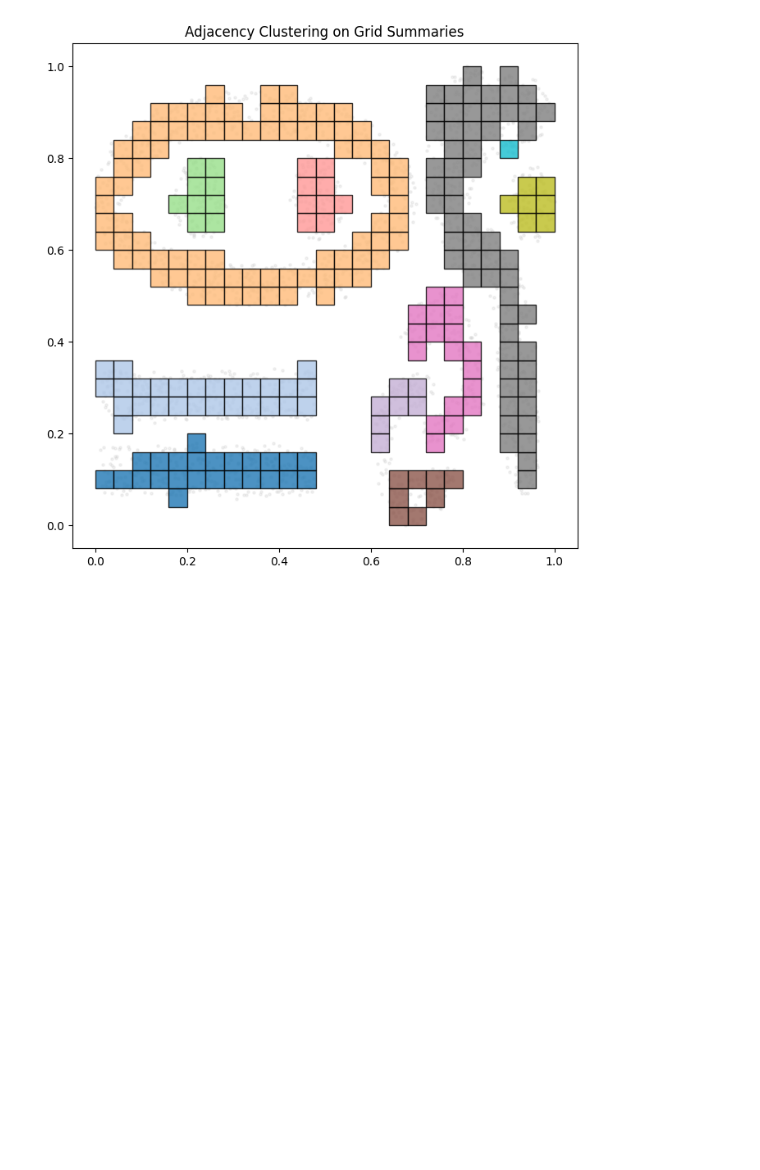
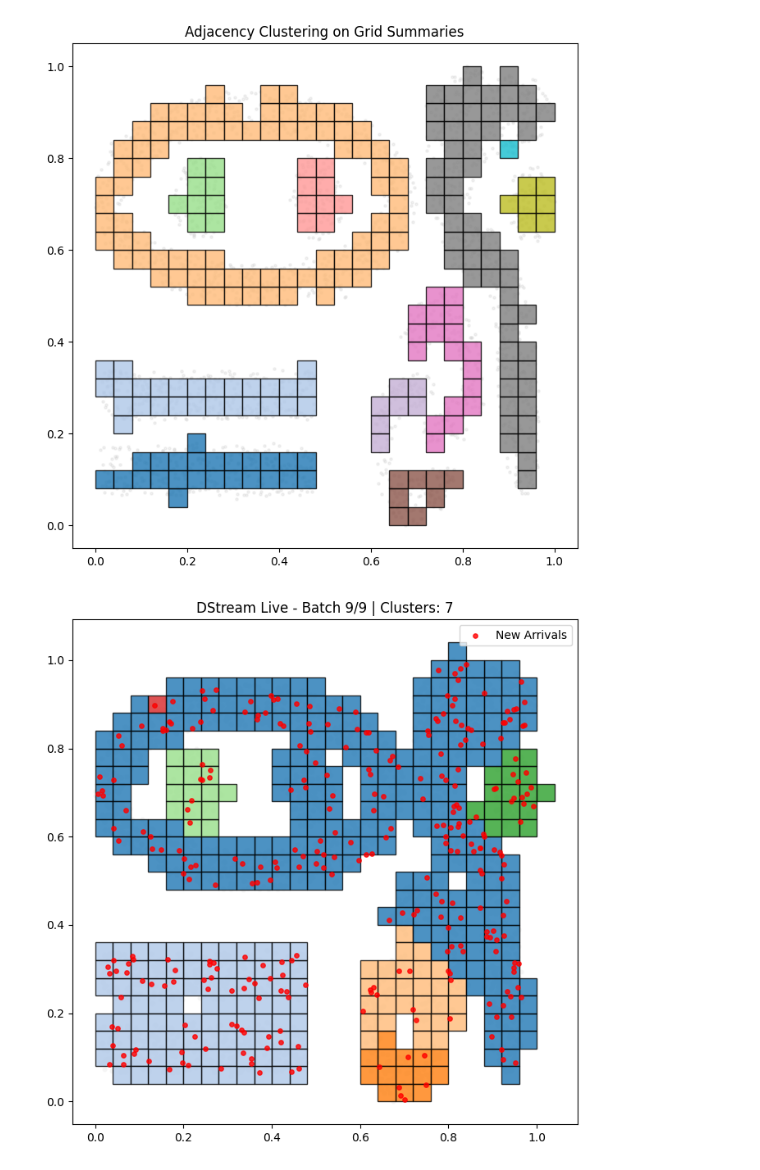
Before and after one commit to justfeelix/dstream-hajuj, a Jupyter notebook: playground.ipynb, the cells around one changed output. Cells and saved outputs as stored; diff of their text form; code cells hidden in the pictures; blank space fills up the shorter version.

Commit message:
experimenting with DSTream in playground notebook and visualize how the algorithm works

```diff
--- a/playground.ipynb
+++ b/playground.ipynb
@@ -331,7 +331,7 @@ status = np.array(["dense" if c >= density_threshold else "noise" for c in count
 # The distance between two adjacent cell centers is exactly 'grid_size'.
 # The adjacency.py script connects points if distance <= sim_thresh[i] + sim_thresh[j]
 # So we set the individual threshold to slightly more than half the grid size
-sim_thresh = (grid_size / 2) * 1.1
+sim_thresh = (grid_size / 2) * 1.3
 
 
 labels = adjacency_clustering(
@@ -405,3 +405,79 @@ Algorithm found 11 distinct clusters!
 
 # 3. The DStream Offline Phase (Adjacency):
 # This part is usually a traditional clustering algorithm. when clusters are requried, DStream pauses, looks at all the currently "Dense" grid cells, and does exactly what we did earlier and connect adjacent dense cells to form a cluster and arbitrary shapes
+# %%
+import numpy as np
+import matplotlib.pyplot as plt
+from matplotlib.patches import Rectangle
+from IPython.display import clear_output
+import time
+from baseframework import datahandler
+from src.dstream import DStream
+
+# 1. Load Data
+X, _ = datahandler.load_data("complex9")
+
+# 2. Initialize DStream
+# We use a threshold of 1.5. A cell needs 2 points quickly to become dense.
+grid_sz = 0.04
+dstream = DStream(grid_size=grid_sz, decay_factor=0.99, dense_threshold=1.0001, sparse_threshold=0.65)
+
+batch_size = 320
+num_batches = len(X) // batch_size
+
+# Create a fixed colormap so cluster colors stay somewhat consistent
+cmap = plt.cm.get_cmap('tab20')
+
+# 3. The Animation Loop
+for i in range(num_batches):
+    # Slice the current batch
+    start_idx = i * batch_size
+    end_idx = min((i + 1) * batch_size, len(X))
+    batch = X[start_idx:end_idx]
+
+    if len(batch) == 0:
+        break
+
+    # Update the online summaries
+    dstream.update(batch)
+
+    # Trigger the offline phase to get the current shapes
+    labels, centers, _ = dstream.predict()
+
+    # --- VISUALIZATION UPDATE ---
+    clear_output(wait=True) # Clears the previous frame
+    fig, ax = plt.subplots(figsize=(10, 8))
+
+    # Plot the ENTIRE dataset faintly in the background so we see the "goal"
+    ax.scatter(X[:, 0], X[:, 1], c='whitesmoke', s=10, zorder=0)
+
+    # Plot the CURRENT batch arriving as bright red dots
+    ax.scatter(batch[:, 0], batch[:, 1], c='red', s=15, alpha=0.8, label="New Arrivals", zorder=2)
+
+    # Draw the Grid Summaries
+    for j, center in enumerate(centers):
+        cluster_id = labels[j]
+        if cluster_id == -1: # Noise / Sparse
+            color = 'black'
+            alpha = 0.1
+        else:
+            # Wrap around the colormap if there are many clusters
+            color = cmap((cluster_id % 20) / 20.0)
+            alpha = 0.8
+
+        bottom_left = np.array(center) - (grid_sz / 2)
+        rect = Rectangle(bottom_left, grid_sz, grid_sz,
+                         linewidth=1, edgecolor='black',
+                         facecolor=color, alpha=alpha, zorder=1)
+        ax.add_patch(rect)
+
+    num_clusters = len(np.unique(labels[labels != -1]))
+    ax.set_title(f"DStream Live - Batch {i+1}/{num_batches} | Clusters: {num_clusters}")
+    ax.set_aspect('equal', 'box')
+    ax.legend(loc="upper right")
+
+    plt.show()
+
+    time.sleep(0.5)
+# %% [output]
+[figure, added]
```
Also changed, not shown: parts of 2 cells of this notebook.
